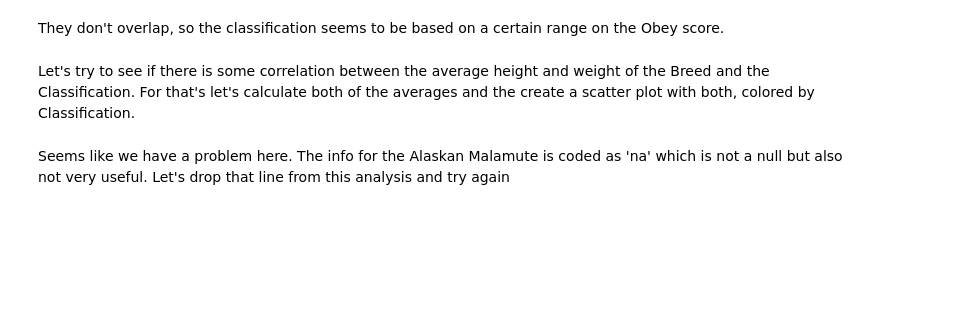
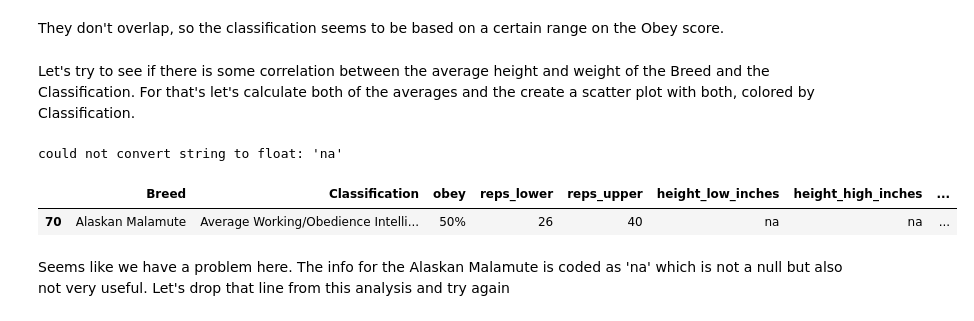
Before and after one commit to hugotorres22/data-analysis, a Jupyter notebook: Dogs Size vs Inteligence/MainAnalysis.ipynb, the cells around one changed output. Drawn from its saved outputs; the diff is of its cells as text; code cells hidden in the pictures; blank space fills up the shorter version.

```diff
--- a/Dogs Size vs Inteligence/MainAnalysis.ipynb
+++ b/Dogs Size vs Inteligence/MainAnalysis.ipynb
@@ -100,8 +192,18 @@ They don't overlap, so the classification seems to be based on a certain range o
 # %% [markdown]
 Let's try to see if there is some correlation between the average height and weight of the Breed and the Classification. For that's let's calculate both of the averages and the create a scatter plot with both, colored by Classification.
 # %%
-whole_info_obey.loc[:,'avg_height'] = (whole_info_obey['height_high_inches'].astype(float) + whole_info_obey['height_high_inches'].astype(float))/2
-whole_info_obey.loc[:,'avg_weight'] = (whole_info_obey['weight_high_lbs'].astype(float) + whole_info_obey['weight_low_lbs'].astype(float))/2
+try:
+    whole_info_obey.loc[:,'avg_height'] = (whole_info_obey['height_high_inches'].astype(float) + whole_info_obey['height_high_inches'].astype(float))/2
+    whole_info_obey.loc[:,'avg_weight'] = (whole_info_obey['weight_high_lbs'].astype(float) + whole_info_obey['weight_low_lbs'].astype(float))/2
+except Exception as e:
+    print(e)
+# %% [output]
+could not convert string to float: 'na'
+# %%
+whole_info_obey[(whole_info_obey['height_high_inches']=='na')]
+# %% [output]
+|  | Breed | Classification | obey | reps_lower | reps_upper | height_low_inches | height_high_inches | ... |
+| 70 | Alaskan Malamute | Average Working/Obedience Intelli... | 50% | 26 | 40 | na | na | ... |
 # %% [markdown]
 Seems like we have a problem here. The info for the Alaskan Malamute is coded as 'na' which is not a null but also not very useful. Let's drop that line from this analysis and try again
 # %%
```
Also changed, not shown: parts of 19 cells of this notebook.
